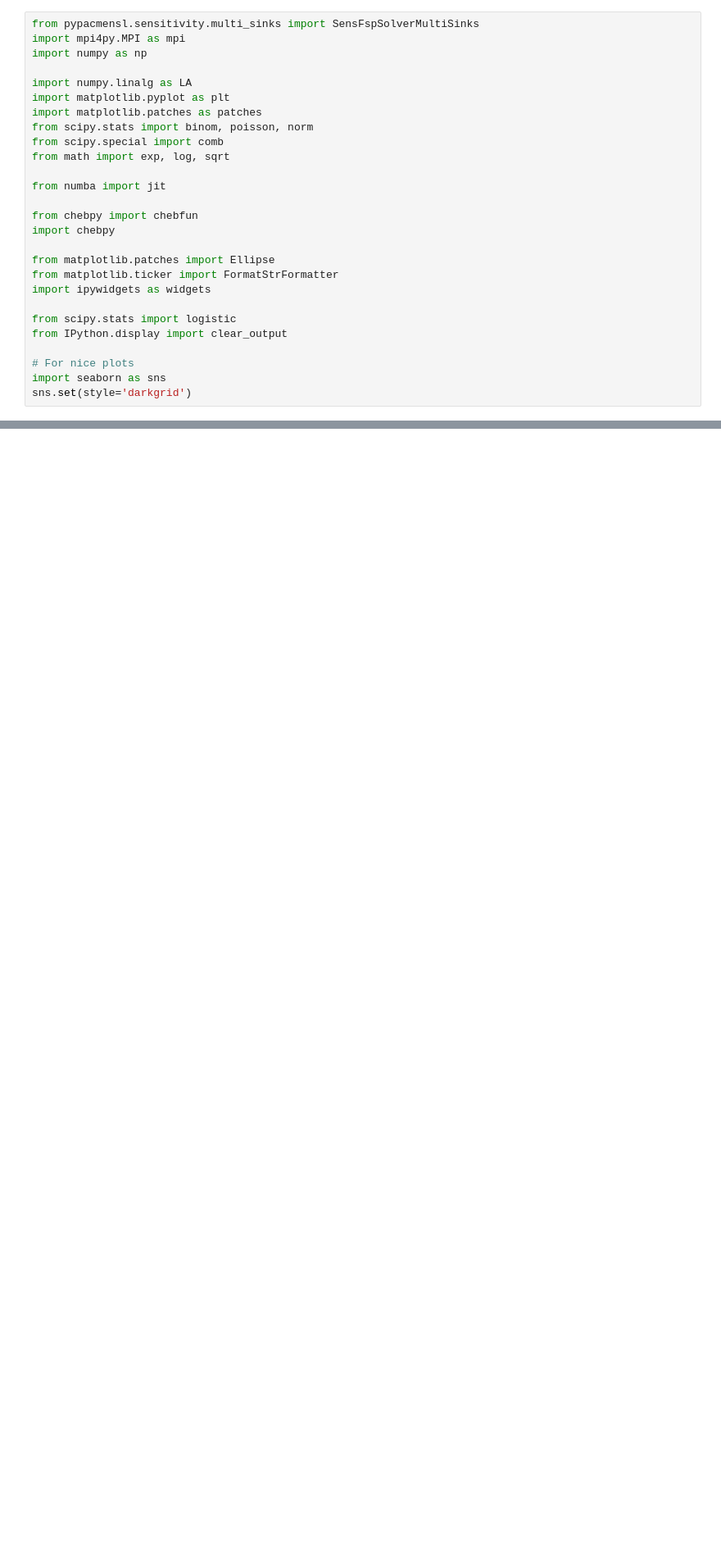
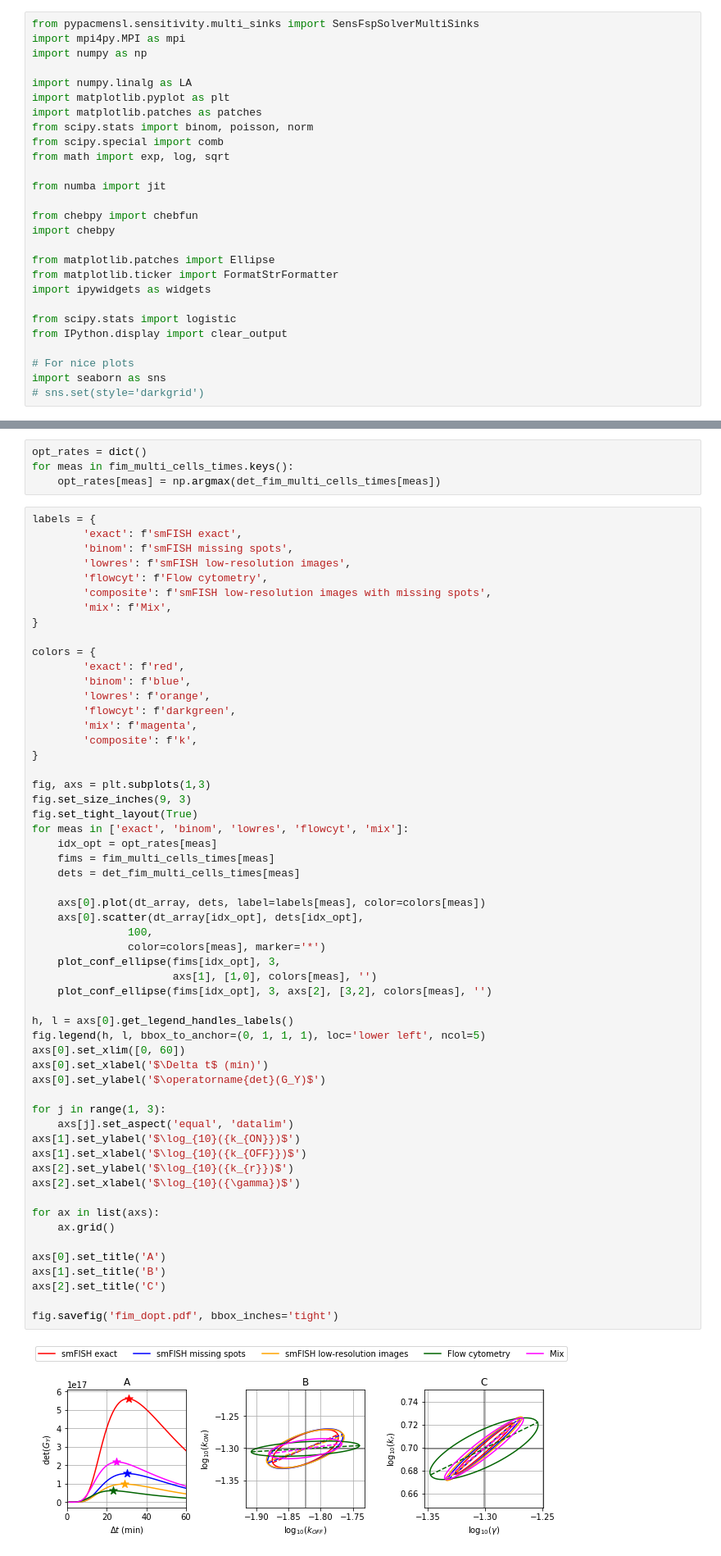
Before and after one commit to voduchuy/NoisyMeasurementFIM, a Jupyter notebook: bursting_gene_plots.ipynb, the cells around one changed output, grey strips where cells are left out. Shown at 82% size. Drawn from its saved outputs; the diff is of its cells as text; blank space fills up the shorter version.

```diff
--- a/bursting_gene_plots.ipynb
+++ b/bursting_gene_plots.ipynb
@@ -49,5 +26,5 @@ from IPython.display import clear_output
 
 # For nice plots
 import seaborn as sns
-sns.set(style='darkgrid')
+# sns.set(style='darkgrid')
 # %%
@@ -179,0 +249,62 @@ np.savez('fim_composite.npz', fim_composite=fim_composite)
+# %%
+opt_rates = dict()
+for meas in fim_multi_cells_times.keys():
+    opt_rates[meas] = np.argmax(det_fim_multi_cells_times[meas])
+# %%
+labels = {
+        'exact': f'smFISH exact',
+        'binom': f'smFISH missing spots',
+        'lowres': f'smFISH low-resolution images',
+        'flowcyt': f'Flow cytometry',
+        'composite': f'smFISH low-resolution images with missing spots',
+        'mix': f'Mix',
+}
+
+colors = {
+        'exact': f'red',
+        'binom': f'blue',
+        'lowres': f'orange',
+        'flowcyt': f'darkgreen',
+        'mix': f'magenta',
+        'composite': f'k',
+}
+
+fig, axs = plt.subplots(1,3)
+fig.set_size_inches(9, 3)
+fig.set_tight_layout(True)
+for meas in ['exact', 'binom', 'lowres', 'flowcyt', 'mix']:
+    idx_opt = opt_rates[meas]
+    fims = fim_multi_cells_times[meas]
+    dets = det_fim_multi_cells_times[meas]
+
+    axs[0].plot(dt_array, dets, label=labels[meas], color=colors[meas])
+    axs[0].scatter(dt_array[idx_opt], dets[idx_opt],
+               100,
+               color=colors[meas], marker='*')
+    plot_conf_ellipse(fims[idx_opt], 3,
+                      axs[1], [1,0], colors[meas], '')
+    plot_conf_ellipse(fims[idx_opt], 3, axs[2], [3,2], colors[meas], '')
+
+h, l = axs[0].get_legend_handles_labels()
+fig.legend(h, l, bbox_to_anchor=(0, 1, 1, 1), loc='lower left', ncol=5)
+axs[0].set_xlim([0, 60])
+axs[0].set_xlabel('$\Delta t$ (min)')
+axs[0].set_ylabel('$\operatorname{det}(G_Y)$')
+
+for j in range(1, 3):
+    axs[j].set_aspect('equal', 'datalim')
+axs[1].set_ylabel('$\log_{10}({k_{ON}})$')
+axs[1].set_xlabel('$\log_{10}({k_{OFF}})$')
+axs[2].set_ylabel('$\log_{10}({k_{r}})$')
+axs[2].set_xlabel('$\log_{10}({\gamma})$')
+
+for ax in list(axs):
+    ax.grid()
+
+axs[0].set_title('A')
+axs[1].set_title('B')
+axs[2].set_title('C')
+
+fig.savefig('fim_dopt.pdf', bbox_inches='tight')
+# %% [output]
+[figure, added]
```
Also changed, not shown: parts of 22 cells of this notebook, 6 other files.
